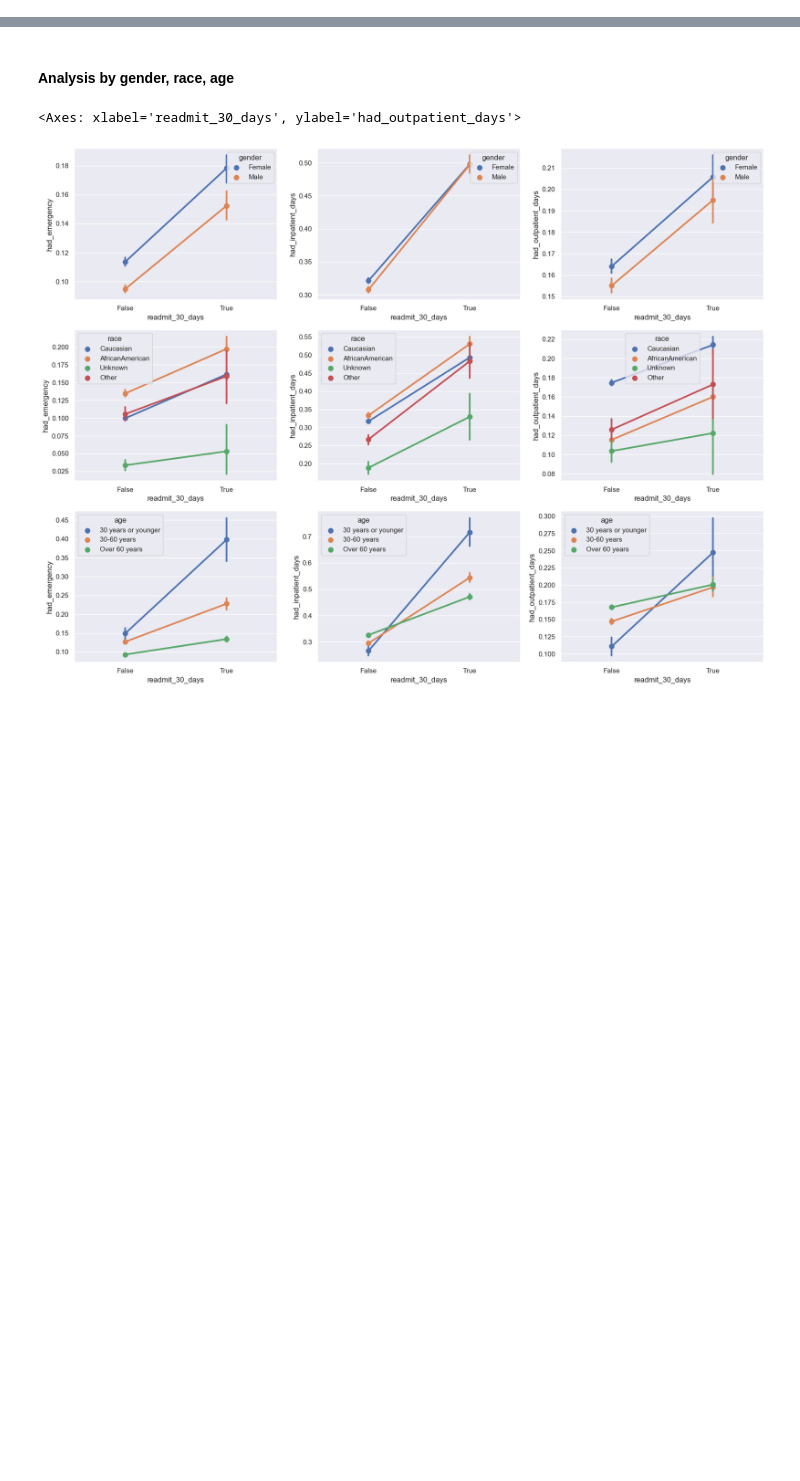
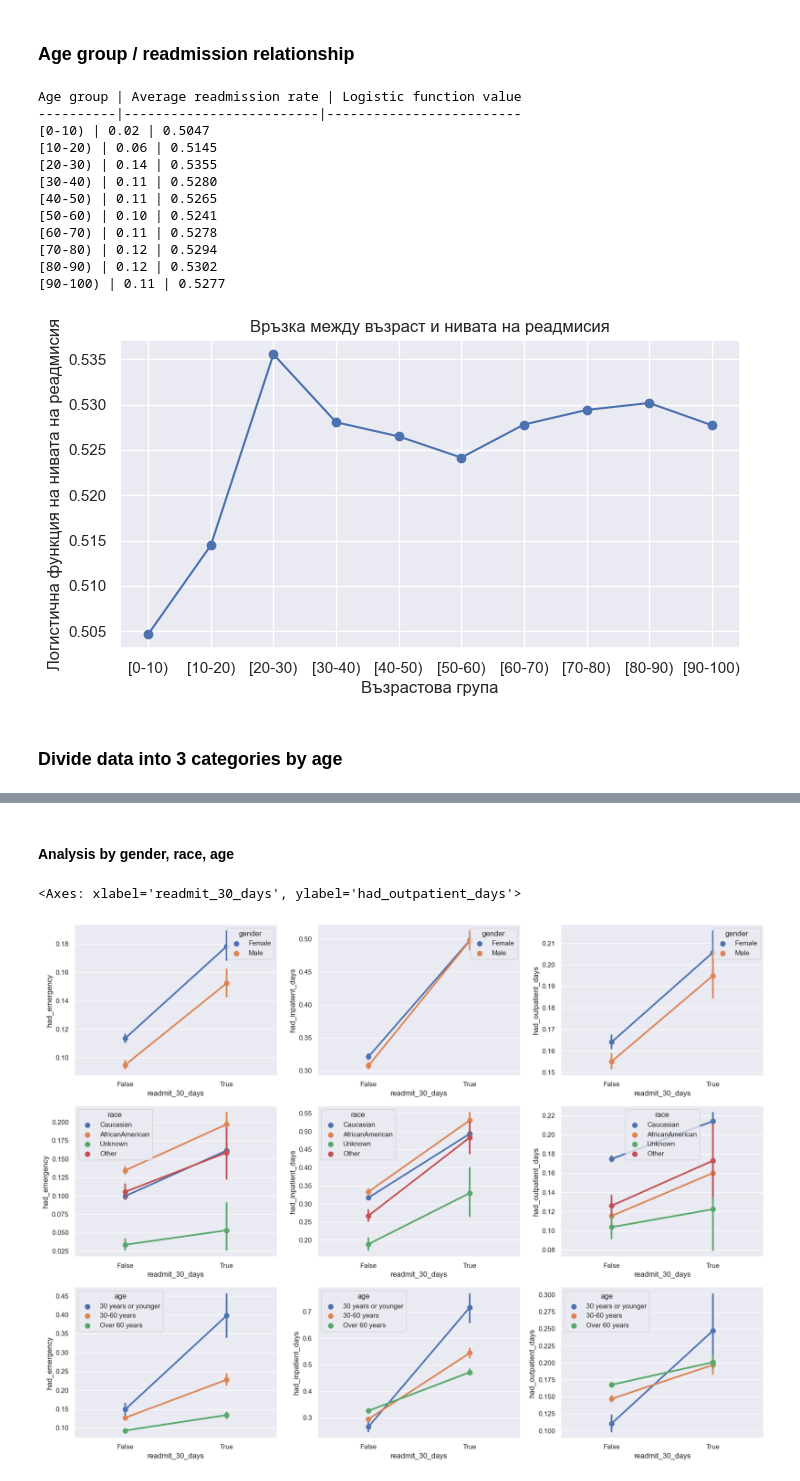
Before and after one commit to tancheto/master-thesis, a Jupyter notebook: 02-analysis.ipynb, the cells around one changed output, grey strips where cells are left out. Drawn from its saved outputs; the diff is of its cells as text; code cells hidden in the pictures; blank space fills up the shorter version.

Commit message:
Add analysis of relationship b/w age and readmission rate

```diff
--- a/02-analysis.ipynb
+++ b/02-analysis.ipynb
@@ -11,0 +12,49 @@ df = pd.read_csv(data_path / "diabetic_preprocessed.csv")
+# %% [markdown]
+### Age group / readmission relationship
+# %%
+# Group the data by age
+grouped_by_age = df.groupby('age')
+
+# Calculate the average readmission rate for each age group
+average_readmission_rates = grouped_by_age['readmit_30_days'].mean()
+
+# Calculate the logistic function of the average readmission rate for each age group
+logistic_function_values = 1 / (1 + np.exp(-average_readmission_rates))
+
+# Print the results
+print('Age group | Average readmission rate | Logistic function value')
+print('----------|-------------------------|-------------------------')
+for age_group, average_readmission_rate, logistic_function_value in \
+zip(grouped_by_age.groups.keys(), average_readmission_rates, logistic_function_values):
+  print(f'{age_group} | {average_readmission_rate:.2f} | {logistic_function_value:.4f}')
+
+plt.figure(figsize=(8,4))
+
+# Create a scatter plot showing the relationship between age and the logistic function of the readmission rate
+plt.plot(grouped_by_age.groups.keys(), logistic_function_values, '-o')
+
+# Set the axis labels
+plt.xlabel('Възрастова група')
+plt.ylabel('Логистична функция на нивата на реадмисия')
+
+# Set the title of the plot
+plt.title('Връзка между възраст и нивата на реадмисия')
+
+# Show the plot
+plt.show()
+# %% [output]
+Age group | Average readmission rate | Logistic function value
+----------|-------------------------|-------------------------
+[0-10) | 0.02 | 0.5047
+[10-20) | 0.06 | 0.5145
+[20-30) | 0.14 | 0.5355
+[30-40) | 0.11 | 0.5280
+[40-50) | 0.11 | 0.5265
+[50-60) | 0.10 | 0.5241
+[60-70) | 0.11 | 0.5278
+[70-80) | 0.12 | 0.5294
+[80-90) | 0.12 | 0.5302
+[90-100) | 0.11 | 0.5277
+[figure, added]
+# %% [markdown]
+### Divide data into 3 categories by age
```
Also changed, not shown: parts of 11 cells of this notebook.
